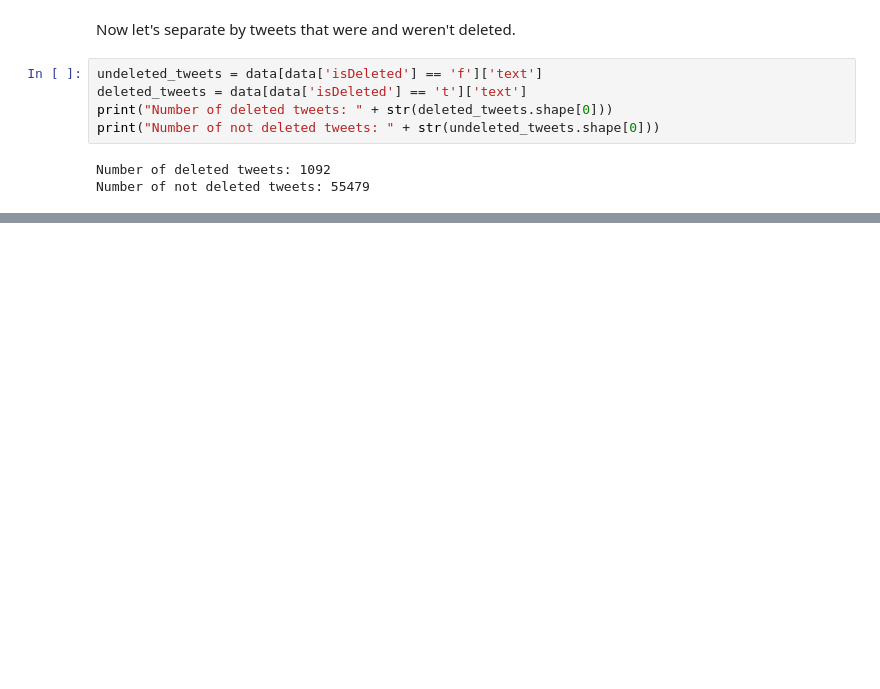
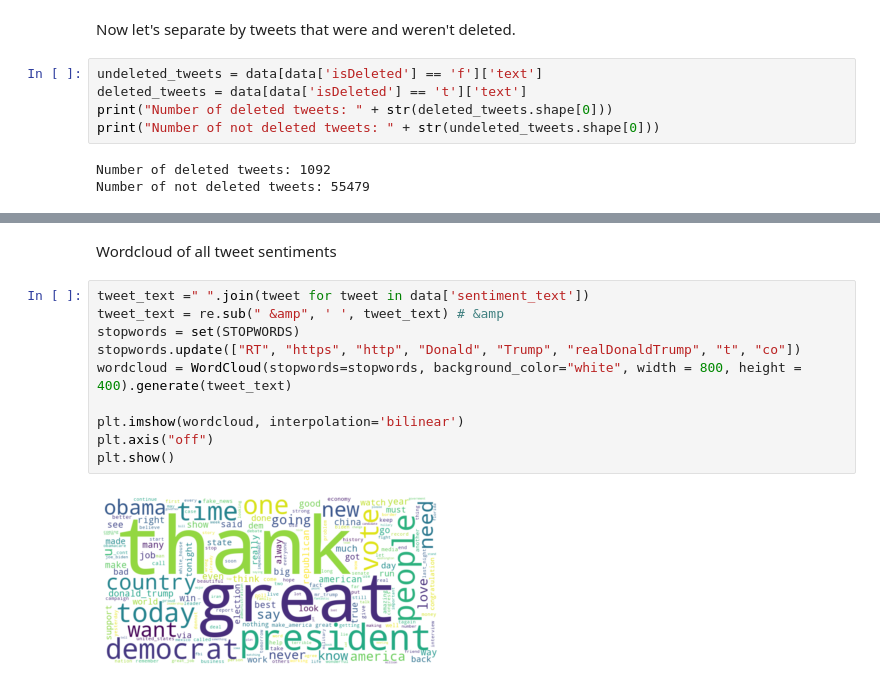
Before and after one commit to TZstatsADS/Spring2021-Project5-group2, a Jupyter notebook: doc/amir_EDA.ipynb, the cells around one changed output, grey strips where cells are left out. Cells and saved outputs as stored; diff of their text form; blank space fills up the shorter version.

```diff
--- a/doc/amir_EDA.ipynb
+++ b/doc/amir_EDA.ipynb
@@ -105,0 +163,14 @@ plt.show()
+# %% [markdown]
+Wordcloud of all tweet sentiments
+# %%
+tweet_text =" ".join(tweet for tweet in data['sentiment_text'])
+tweet_text = re.sub(" &amp", ' ', tweet_text) # &amp
+stopwords = set(STOPWORDS)
+stopwords.update(["RT", "https", "http", "Donald", "Trump", "realDonaldTrump", "t", "co"])
+wordcloud = WordCloud(stopwords=stopwords, background_color="white", width = 800, height = 400).generate(tweet_text)
+
+plt.imshow(wordcloud, interpolation='bilinear')
+plt.axis("off")
+plt.show()
+# %% [output]
+[figure, added]
```
Also changed, not shown: parts of 9 cells of this notebook.
